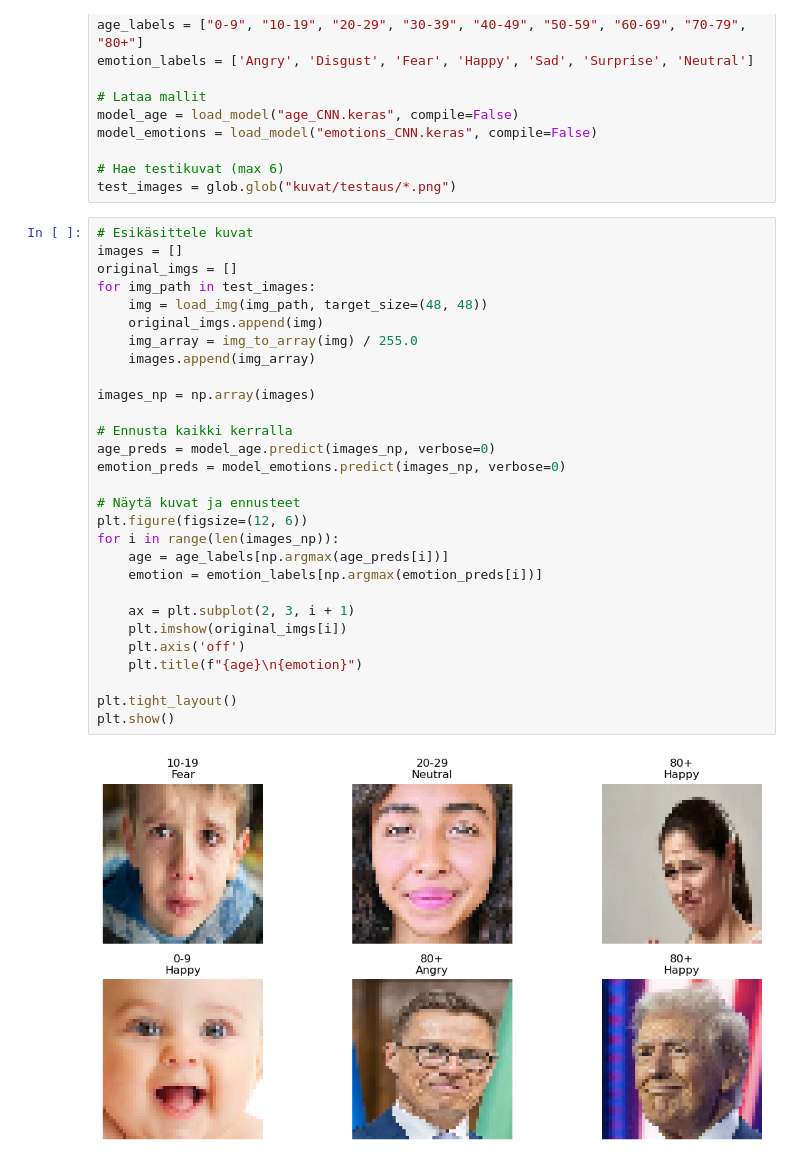
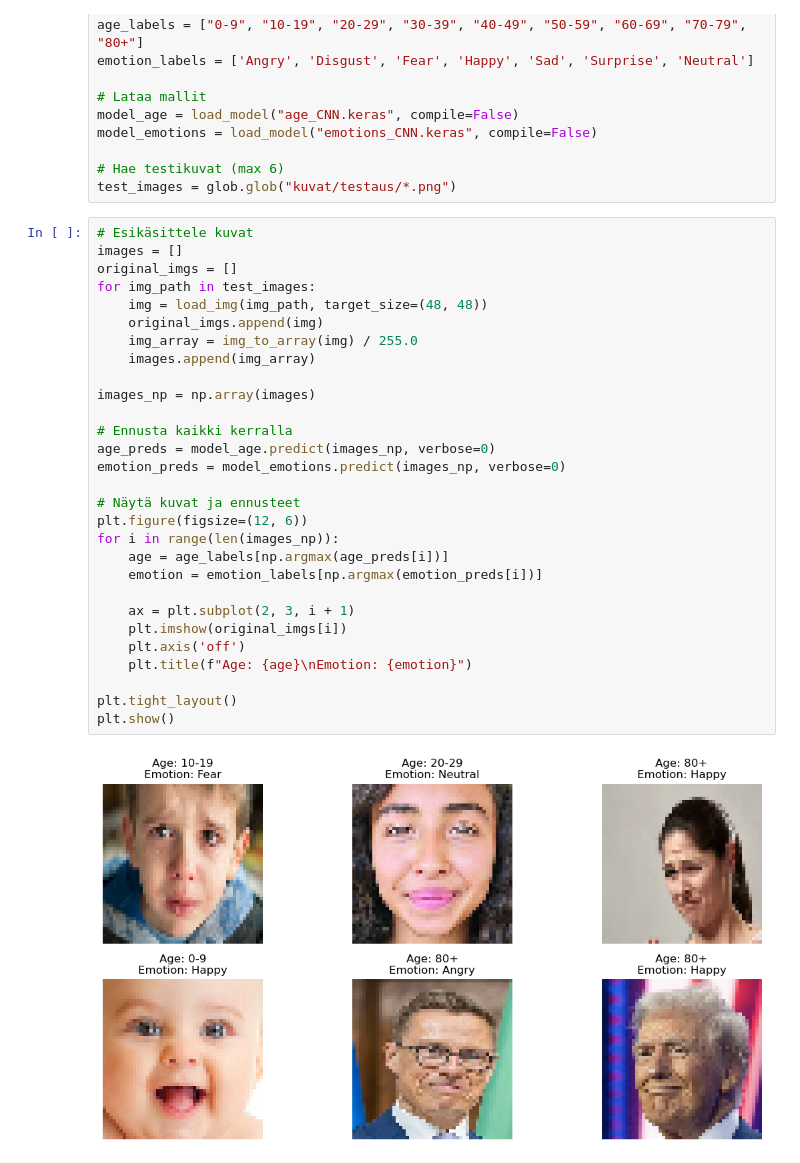
Before and after one commit to Islake/Neuroverkkoprojekti, a Jupyter notebook: Loppuprojekti/age_emotions_CNN.ipynb, the cells around one changed output. Drawn from its saved outputs; the diff is of its cells as text.

```diff
--- a/Loppuprojekti/age_emotions_CNN.ipynb
+++ b/Loppuprojekti/age_emotions_CNN.ipynb
@@ -18,31 +18,31 @@ test_images = glob.glob("kuvat/testaus/*.png")
 # %%
 # Esikäsittele kuvat
 images = []
 original_imgs = []
 for img_path in test_images:
     img = load_img(img_path, target_size=(48, 48))
     original_imgs.append(img)
     img_array = img_to_array(img) / 255.0
     images.append(img_array)
 
 images_np = np.array(images)
 
 # Ennusta kaikki kerralla
 age_preds = model_age.predict(images_np, verbose=0)
 emotion_preds = model_emotions.predict(images_np, verbose=0)
 
 # Näytä kuvat ja ennusteet
 plt.figure(figsize=(12, 6))
 for i in range(len(images_np)):
     age = age_labels[np.argmax(age_preds[i])]
     emotion = emotion_labels[np.argmax(emotion_preds[i])]
 
     ax = plt.subplot(2, 3, i + 1)
     plt.imshow(original_imgs[i])
     plt.axis('off')
-    plt.title(f"{age}\n{emotion}")
+    plt.title(f"Age: {age}\nEmotion: {emotion}")
 
 plt.tight_layout()
 plt.show()
 # %% [output]
-[figure, old version]
+[figure, new version]
```
